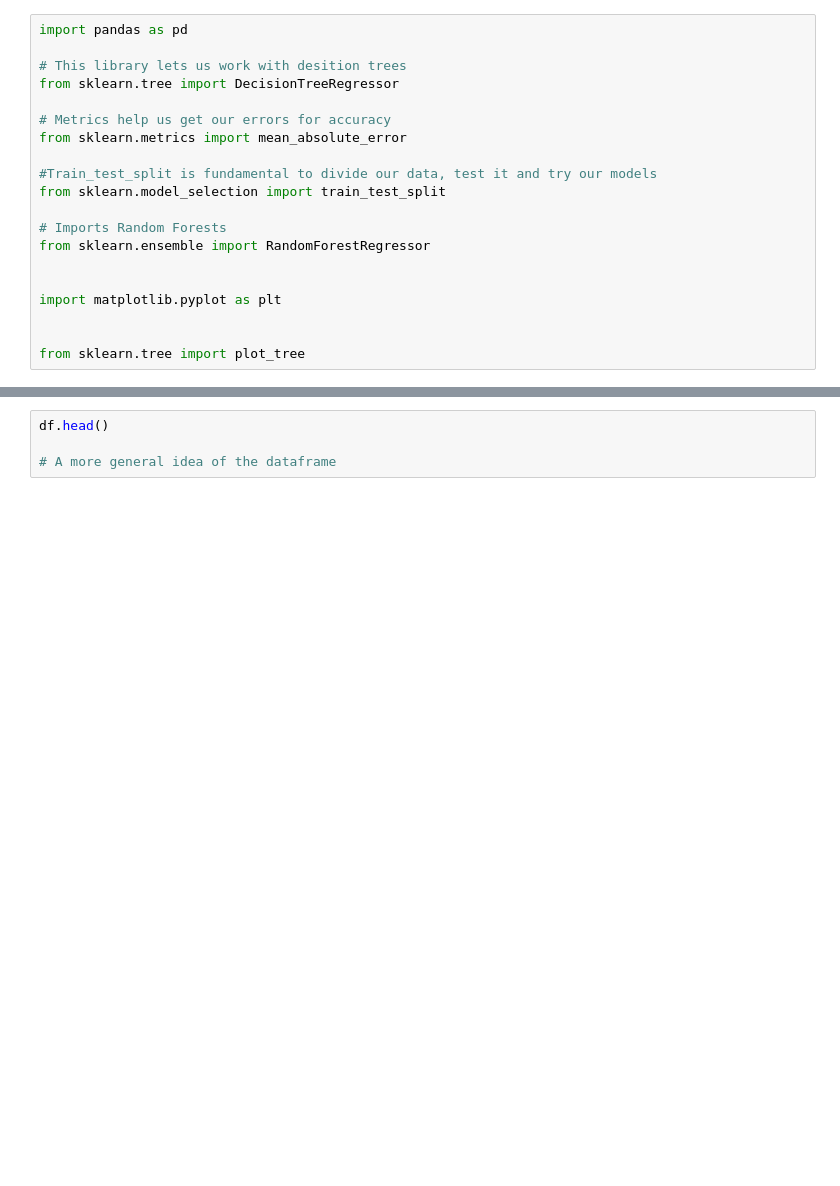
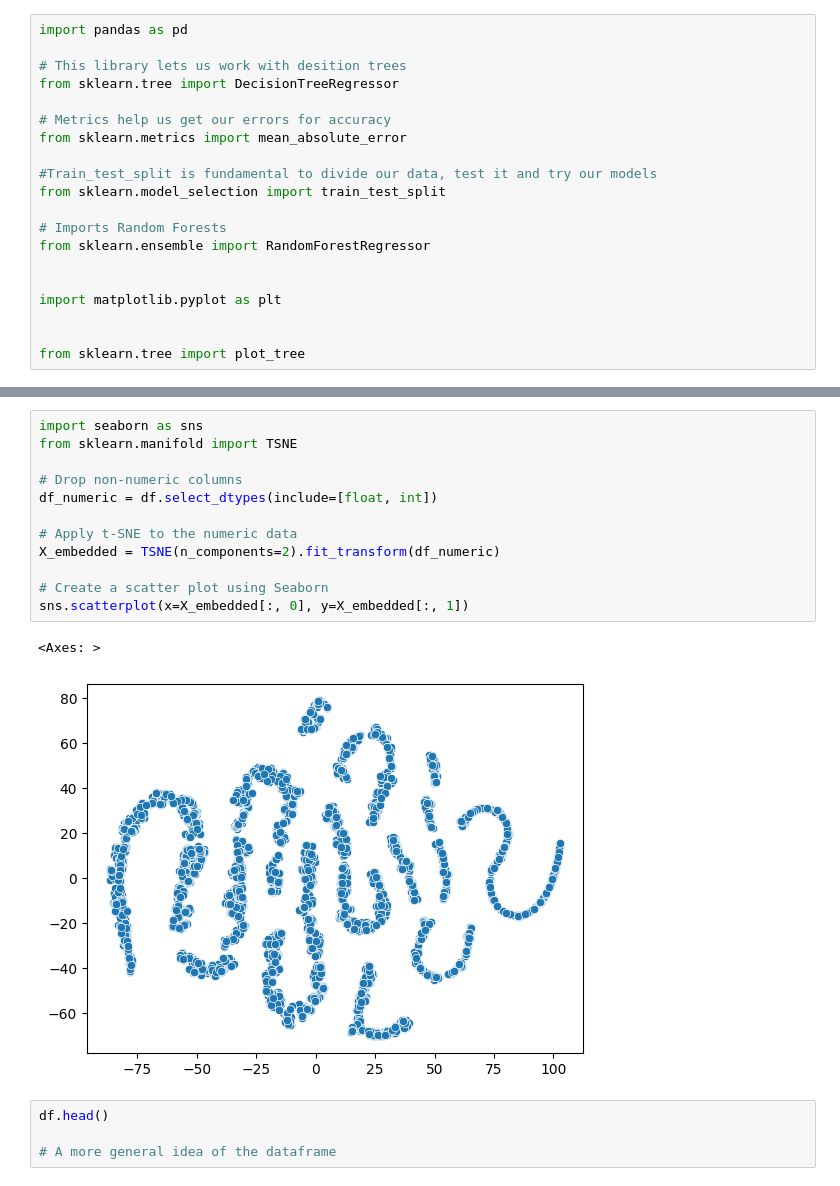
Before and after one commit to Zero5896/Basic-Decision-Trees, a Jupyter notebook: Housing-problem.ipynb, the cells around one changed output, grey strips where cells are left out. Drawn from its saved outputs; the diff is of its cells as text; blank space fills up the shorter version.

```diff
--- a/Housing-problem.ipynb
+++ b/Housing-problem.ipynb
@@ -48,6 +48,21 @@ df.describe()
 | 50% | 3.000000 | 9.030000e+05 | 9.200000 | 3084.000000 | 3.000000 | 1.000000 | 2.000000 | 440.000000 | 126.000000 | 1970.000000 | ... |
 | 75% | 3.000000 | 1.330000e+06 | 13.000000 | 3148.000000 | 3.000000 | 2.000000 | 2.000000 | 651.000000 | 174.000000 | 1999.000000 | ... |
 | max | 10.000000 | 9.000000e+06 | 48.100000 | 3977.000000 | 20.000000 | 8.000000 | 10.000000 | 433014.000000 | 44515.000000 | 2018.000000 | ... |
+# %%
+import seaborn as sns
+from sklearn.manifold import TSNE
+
+# Drop non-numeric columns
+df_numeric = df.select_dtypes(include=[float, int])
+
+# Apply t-SNE to the numeric data
+X_embedded = TSNE(n_components=2).fit_transform(df_numeric)
+
+# Create a scatter plot using Seaborn
+sns.scatterplot(x=X_embedded[:, 0], y=X_embedded[:, 1])
+# %% [output]
+<Axes: >
+[figure, added]
 # %%
 df.head()
 
```
Also changed, not shown: parts of 1 cell of this notebook.
